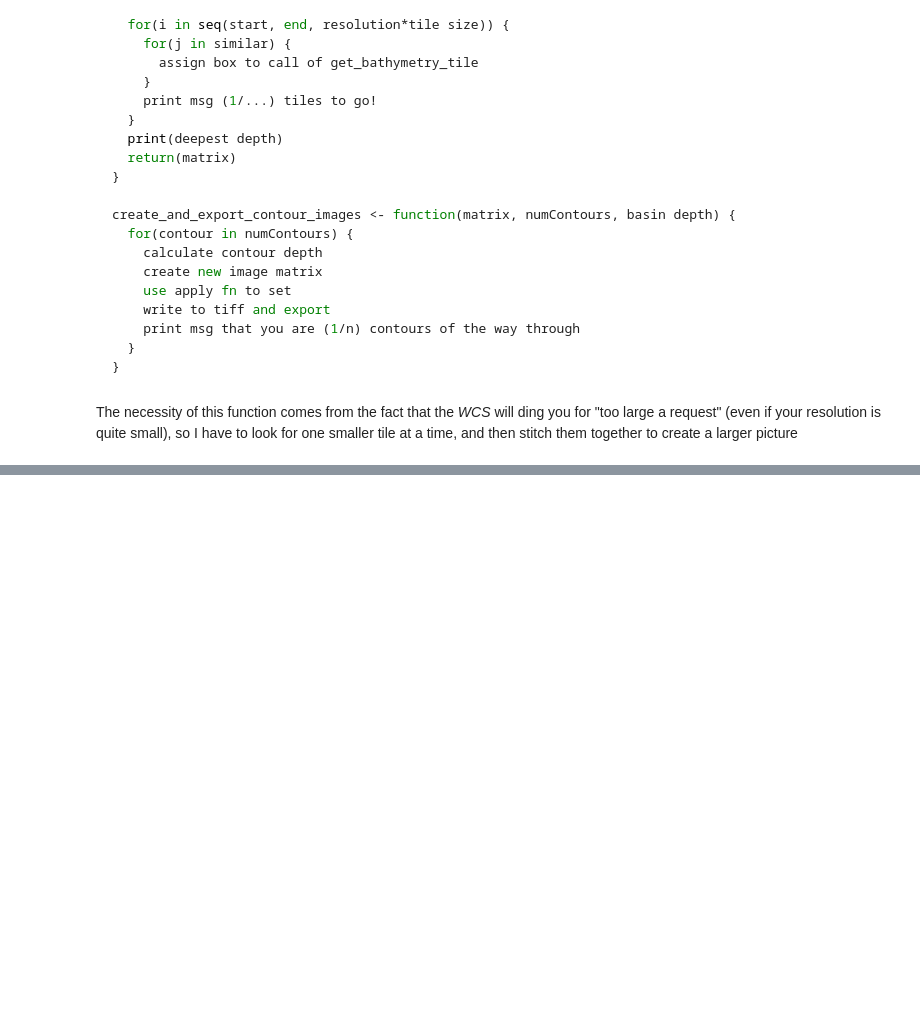
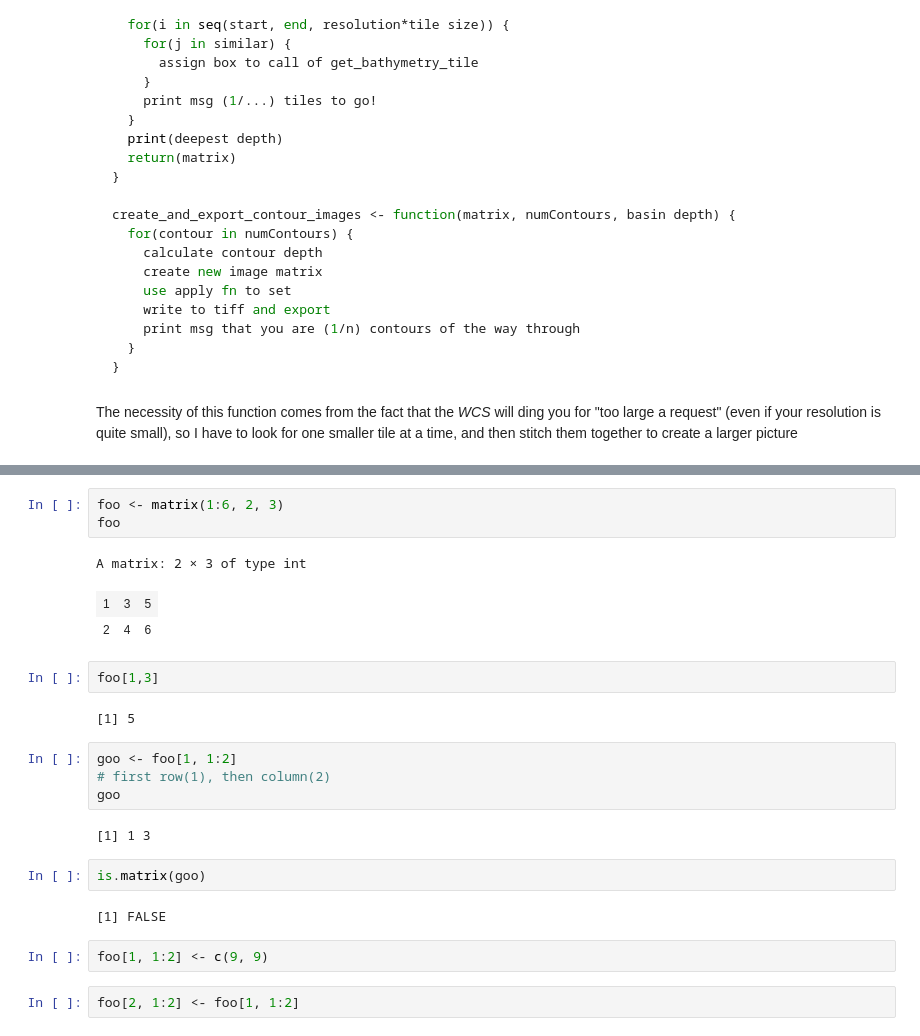
Before and after one commit to johnmays/bathymetric-data-vis, a Jupyter notebook: r_development/wcs_contour_generation.ipynb, the cells around one changed output, grey strips where cells are left out. Drawn from its saved outputs; the diff is of its cells as text; blank space fills up the shorter version.

```diff
--- a/r_development/wcs_contour_generation.ipynb
+++ b/r_development/wcs_contour_generation.ipynb
@@ -211 +264,26 @@ cat("goo")
 goo
+# %%
+foo <- matrix(1:6, 2, 3)
+foo
+# %% [output]
+A matrix: 2 × 3 of type int
+| 1 | 3 | 5 |
+| 2 | 4 | 6 |
+# %%
+foo[1,3]
+# %% [output]
+[1] 5
+# %%
+goo <- foo[1, 1:2]
+# first row(1), then column(2)
+goo
+# %% [output]
+[1] 1 3
+# %%
+is.matrix(goo)
+# %% [output]
+[1] FALSE
+# %%
+foo[1, 1:2] <- c(9, 9)
+# %%
+foo[2, 1:2] <- foo[1, 1:2]
```
Also changed, not shown: parts of 14 cells of this notebook.
